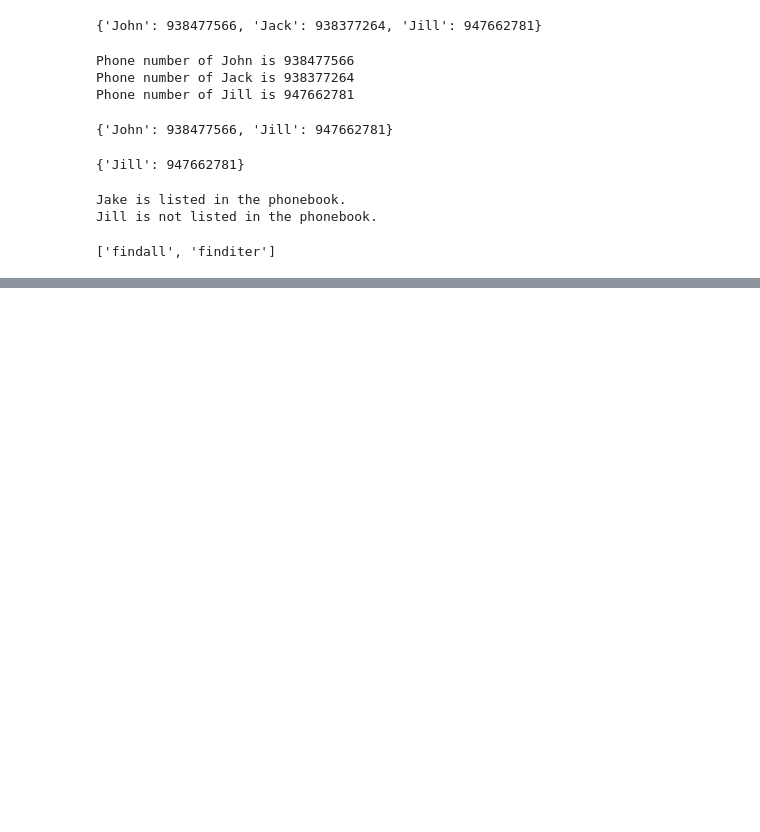
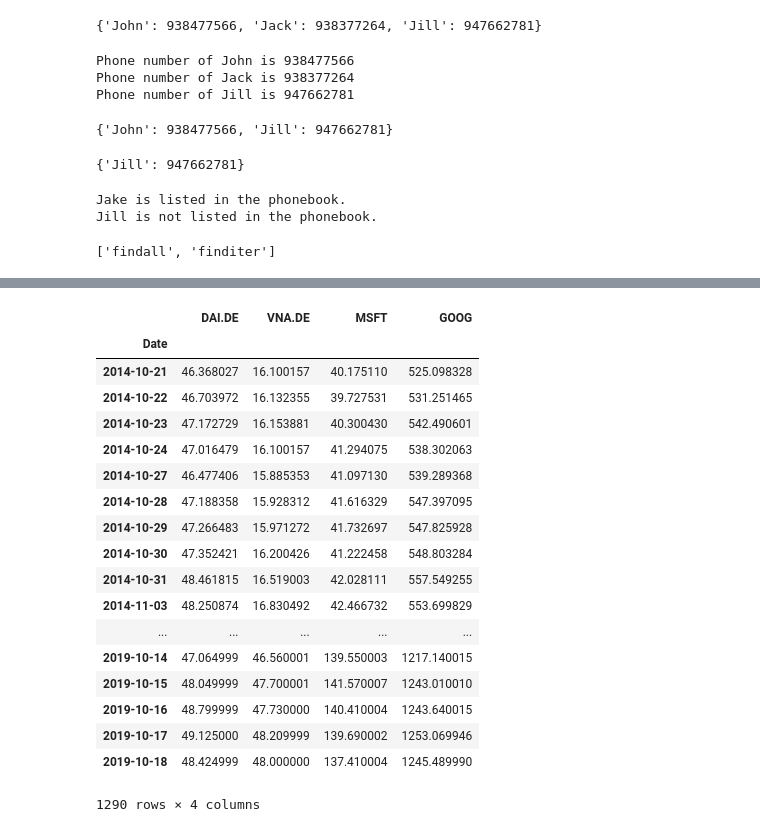
Before and after one commit to tjonas1/uri_csc593, a Jupyter notebook: Test.ipynb, the cells around one changed output, grey strips where cells are left out. Saved outputs shown, nothing was run; the diff lists cells and outputs as text; code cells hidden in the pictures; blank space fills up the shorter version.

```diff
--- a/Test.ipynb
+++ b/Test.ipynb
@@ -380,0 +1278,29 @@ print(sorted(find_members))
+# %%
+all_data = {ticker: web.get_data_yahoo(ticker)
+    for ticker in ['DAI.DE','VNA.DE','MSFT','GOOG']}
+price = pd.DataFrame({ticker:data ['Adj Close']
+                    for ticker, data in all_data.items()})
+volume=pd.DataFrame({ticker:data['Volume']
+                    for ticker, data in all_data.items()})
+# %%
+price
+# %% [output]
+|  | DAI.DE | VNA.DE | MSFT | GOOG |
+| Date |  |  |  |  |
+| 2014-10-21 | 46.368027 | 16.100157 | 40.175110 | 525.098328 |
+| 2014-10-22 | 46.703972 | 16.132355 | 39.727531 | 531.251465 |
+| 2014-10-23 | 47.172729 | 16.153881 | 40.300430 | 542.490601 |
+| 2014-10-24 | 47.016479 | 16.100157 | 41.294075 | 538.302063 |
+| 2014-10-27 | 46.477406 | 15.885353 | 41.097130 | 539.289368 |
+| 2014-10-28 | 47.188358 | 15.928312 | 41.616329 | 547.397095 |
+| 2014-10-29 | 47.266483 | 15.971272 | 41.732697 | 547.825928 |
+| 2014-10-30 | 47.352421 | 16.200426 | 41.222458 | 548.803284 |
+| 2014-10-31 | 48.461815 | 16.519003 | 42.028111 | 557.549255 |
+| 2014-11-03 | 48.250874 | 16.830492 | 42.466732 | 553.699829 |
+| ... | ... | ... | ... | ... |
+| 2019-10-14 | 47.064999 | 46.560001 | 139.550003 | 1217.140015 |
+| 2019-10-15 | 48.049999 | 47.700001 | 141.570007 | 1243.010010 |
+| 2019-10-16 | 48.799999 | 47.730000 | 140.410004 | 1243.640015 |
+| 2019-10-17 | 49.125000 | 48.209999 | 139.690002 | 1253.069946 |
+| 2019-10-18 | 48.424999 | 48.000000 | 137.410004 | 1245.489990 |
+1290 rows × 4 columns
```
Also changed, not shown: parts of 110 cells of this notebook, 1 other file.
